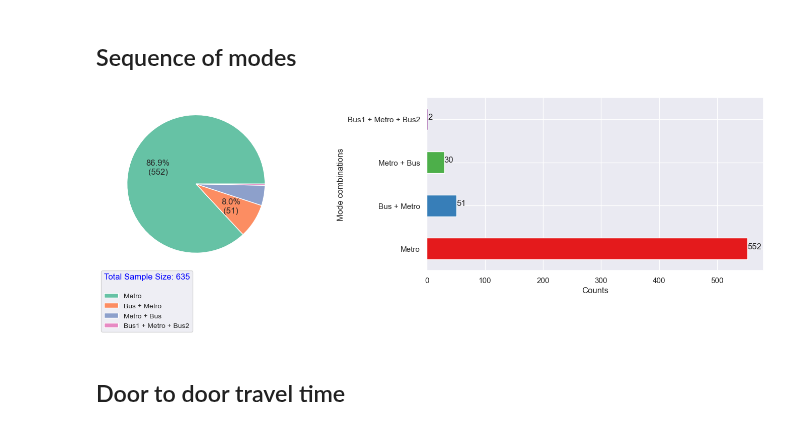
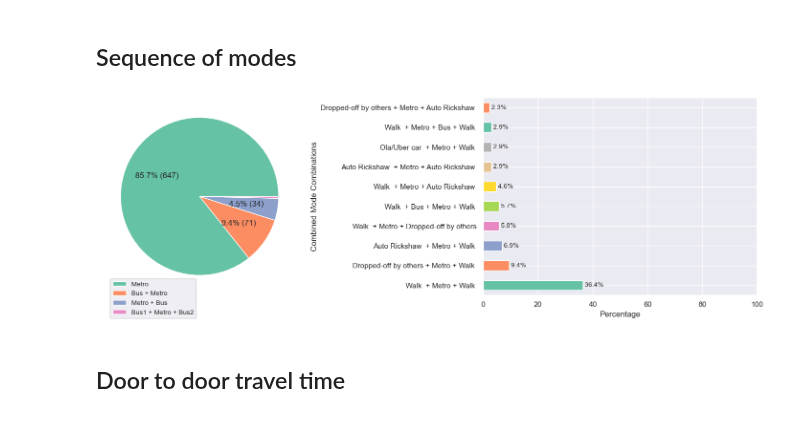
Before and after one commit to Gavaskar24/Metro, a Jupyter notebook: research/Report_plots.ipynb, the cells around one changed output. Cells and saved outputs as stored; diff of their text form; code cells hidden in the pictures.

```diff
--- a/research/Report_plots.ipynb
+++ b/research/Report_plots.ipynb
@@ -391,68 +439,102 @@ trip_map={'Bus + Metro ':'Bus + Metro', 'Metro ':'Metro', 'Bus + metro + metro':
        'Bus1 + Metro + Bus2 ':'Bus1 + Metro + Bus2', 'Bus + metro1 + metro2':'Bus + Metro', 'Railway+metro ':'Metro',
        'Metro + Metro':'Metro', 'Train + metro + bus':'Metro + Bus', 'Bus ':'Metro'}
 df['8']=df['8'].map(trip_map)
+# %%
+df['10'].unique()
+access_map={'Drove and parked a two-Wheeler ':'Drove and parked a two-Wheeler ', 'Walk ':'Walk ',
+       'Dropped-off by friends/family members/others using two-wheeler ':'Dropped-off by others',
+       'Drove and parked a car ':'Drove and parked a car ', 'Auto Rickshaw ':'Auto Rickshaw ', 'Ola/Uber car ':'Ola/Uber car ',
+       'Dropped-off by friends/family members/others using car ':'Dropped-off by others',
+       'Rapido/uber moto/Ola App two-wheeler ':'Rapido two-wheeler ',
+       'Rapido/Uber moto/Ola App two-wheeler ':'Rapido two-wheeler '}
+
+df['10']=df['10'].map(access_map)
+
+df['11'].unique()
+egress_map={'Walk ':'Walk ', 'Auto Rickshaw ':'Auto Rickshaw ', 'Drove and parked a two-Wheeler ':'Drove and parked a two-Wheeler ',
+       'Ola/Uber car ':'Ola/Uber car ', 'Drove and parked a car ':'Drove and parked a car ',
+       'Dropped-off by friends/family members/others using car ':'Dropped-off by others',
+       'Dropped-off by friends/family members/others using two-wheeler ':'Dropped-off by others',
+       'Walk':'Walk ',
+       'Rapido/Uber moto/Ola App two-wheeler ':'Rapido two-wheeler '}
+
+df['11']=df['11'].map(egress_map)
 # %%
 display(HTML(f"<h2>Sequence of modes</h2>"))
 # %% [output]
 Sequence of modes
 # %%
+import pandas as pd
+import numpy as np
+import matplotlib.pyplot as plt
+import seaborn as sns
+
+# Assuming 'df' is your DataFrame
+# Create a new column that combines columns 10, 8, and 11
+df['combined'] = df[['10', '8', '11']].astype(str).agg(' + '.join, axis=1)
+
+# Define the function for pie chart labels
 def func(pct, allvals, top_indices):
     absolute = int(round(pct / 100. * np.sum(allvals)))
     index = np.argmax(np.array(allvals) == absolute)
     if index in top_indices:
-        return "{:.1f}%\n({:d})".format(pct, absolute)
+        return "{:.1f}% ({:d})".format(pct, absolute)
     else:
         return ""
 
 # Helper function to get indices of top sectors
-def get_top_indices(counts, n=2):
+def get_top_indices(counts, n=3):
     sorted_indices = counts.argsort()[::-1]
     return sorted_indices[:n]
 
 # Set Seaborn style
 sns.set(style="darkgrid")
 
 # Create subplots
 fig, ax = plt.subplots(1, 2, figsize=(15, 5))
 
 # Define color schemes
 colors_gender = sns.color_palette("Set2", len(df['8'].value_counts()))
-colors_age = sns.color_palette("Set1", len(df['8'].value_counts()))
+colors_combined = sns.color_palette("Set2", 10)  # Top 10 combinations
 
 # Get the size of the DataFrame
 df_size = df.shape[0]
 
 # Pie chart for gender distribution
 gender_counts = df['8'].value_counts()
 top_gender_indices = get_top_indices(gender_counts.values)
 gender_counts.plot.pie(
     autopct=lambda pct: func(pct, gender_counts.values, top_gender_indices),
     ax=ax[0], shadow=False, colors=colors_gender, labels=None
 )
-# ax[0].set_title('Gender Distribution')
 ax[0].set_ylabel('')  # Remove y-label
 
 # Add legend for gender distribution with DataFrame size
 gender_labels = gender_counts.index
 legend_gender = ax[0].legend(
-    gender_labels, loc="best", bbox_to_anchor=(0.5, 0.02),
-    fontsize='small', title=f"Total Sample Size: {df_size}\n"
+    gender_labels, loc="best", bbox_to_anchor=(0.5, 0.1),
+    fontsize='small'
 )
-plt.setp(legend_gender.get_title(), fontsize='medium', color='blue')
 
-# Horizontal bar chart for age distribution
-age_counts = df['8'].value_counts()
-age_counts.plot.barh(ax=ax[1], color=colors_age)
-ax[1].set_xlabel('Counts')
-ax[1].set_ylabel('Mode combinations')
-# ax[1].set_title('Age Distribution')
-for index, value in enumerate(age_counts):
-    ax[1].text(value, index, str(value))
+# Calculate counts and percentages for combined column
+combined_counts = df['combined'].value_counts()
+top_combined_counts = combined_counts.nlargest(10)  # Get top 10 combinations
+combined_percentages = (top_combined_counts / df_size) * 100
+
+# Horizontal bar chart for combined distribution (percentages)
+combined_percentages.plot.barh(ax=ax[1], color=colors_combined)
+ax[1].set_xlabel('Percentage')
+ax[1].set_ylabel('Combined Mode Combinations')
+ax[1].set_xlim(0, 100)
+
+# Add percentage labels next to the bars
+for index, value in enumerate(combined_percentages):
+    ax[1].text(value, index, f" {value:.1f}%", va='center',fontsize=10)
 
 plt.tight_layout()
 plt.show()
 # %% [output]
-[figure, old version]
+[figure, new version]
 # %%
 display(HTML(f"<h2>Door to door travel time</h2>"))
 # %% [output]
```
Also changed, not shown: parts of 33 cells of this notebook, 5 other files.
